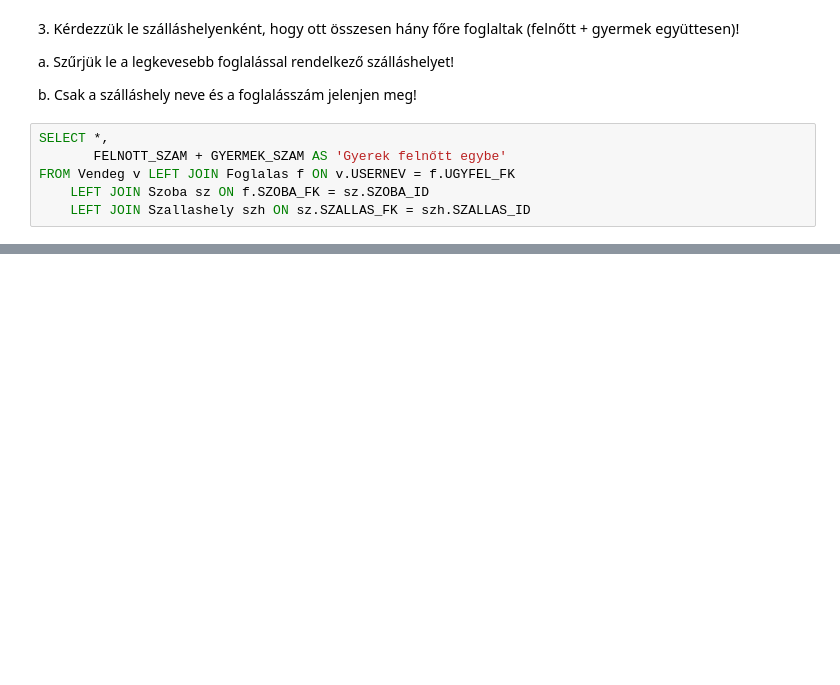
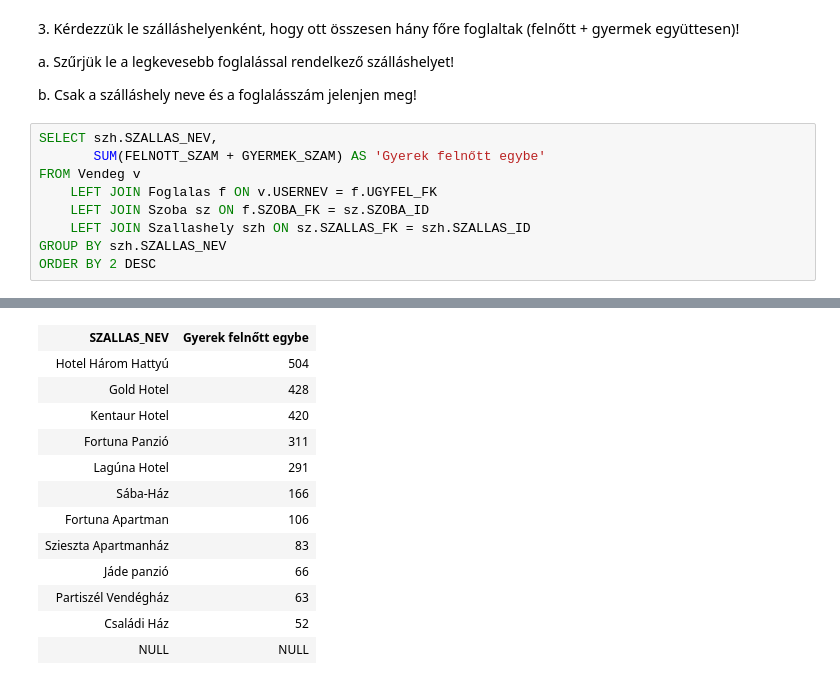
Before and after one commit to zsofikozma/adatbazisok, a Jupyter notebook: zh2.ipynb, the cells around one changed output, grey strips where cells are left out. Drawn from its saved outputs; the diff is of its cells as text; blank space fills up the shorter version.

```diff
--- a/zh2.ipynb
+++ b/zh2.ipynb
@@ -71,9 +71,12 @@ a. Szűrjük le a legkevesebb foglalással rendelkező szálláshelyet!
 
 b. Csak a szálláshely neve és a foglalásszám jelenjen meg!
 # %%
-SELECT *,
-       FELNOTT_SZAM + GYERMEK_SZAM AS 'Gyerek felnőtt egybe'
-FROM Vendeg v LEFT JOIN Foglalas f ON v.USERNEV = f.UGYFEL_FK
+SELECT szh.SZALLAS_NEV,
+       SUM(FELNOTT_SZAM + GYERMEK_SZAM) AS 'Gyerek felnőtt egybe'
+FROM Vendeg v
+    LEFT JOIN Foglalas f ON v.USERNEV = f.UGYFEL_FK
     LEFT JOIN Szoba sz ON f.SZOBA_FK = sz.SZOBA_ID
     LEFT JOIN Szallashely szh ON sz.SZALLAS_FK = szh.SZALLAS_ID
+GROUP BY szh.SZALLAS_NEV
+ORDER BY 2 DESC
 # %% [output]
@@ -82,0 +86,13 @@ Total execution time: 00:00:00.032
+| SZALLAS_NEV | Gyerek felnőtt egybe |
+| Hotel Három Hattyú | 504 |
+| Gold Hotel | 428 |
+| Kentaur Hotel | 420 |
+| Fortuna Panzió | 311 |
+| Lagúna Hotel | 291 |
+| Sába-Ház | 166 |
+| Fortuna Apartman | 106 |
+| Szieszta Apartmanház | 83 |
+| Jáde panzió | 66 |
+| Partiszél Vendégház | 63 |
+| Családi Ház | 52 |
+| NULL | NULL |
```
Also changed, not shown: parts of 1 cell of this notebook.
